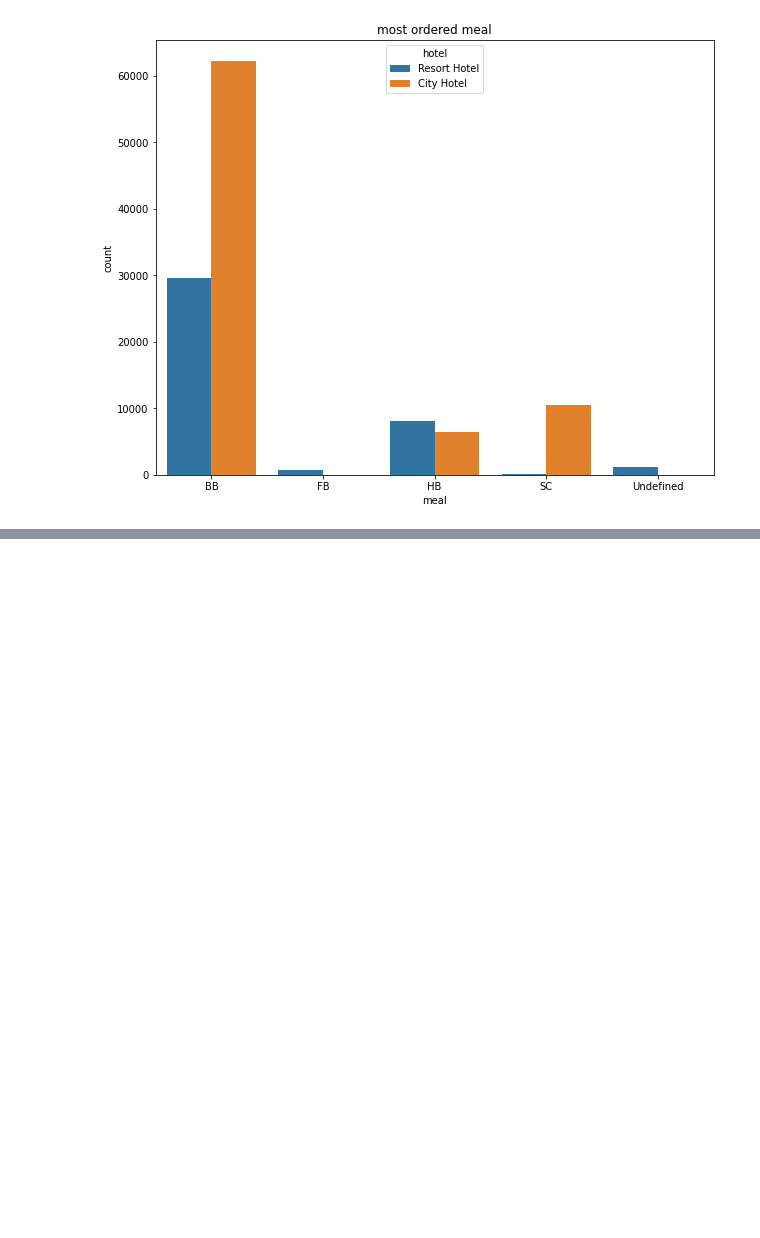
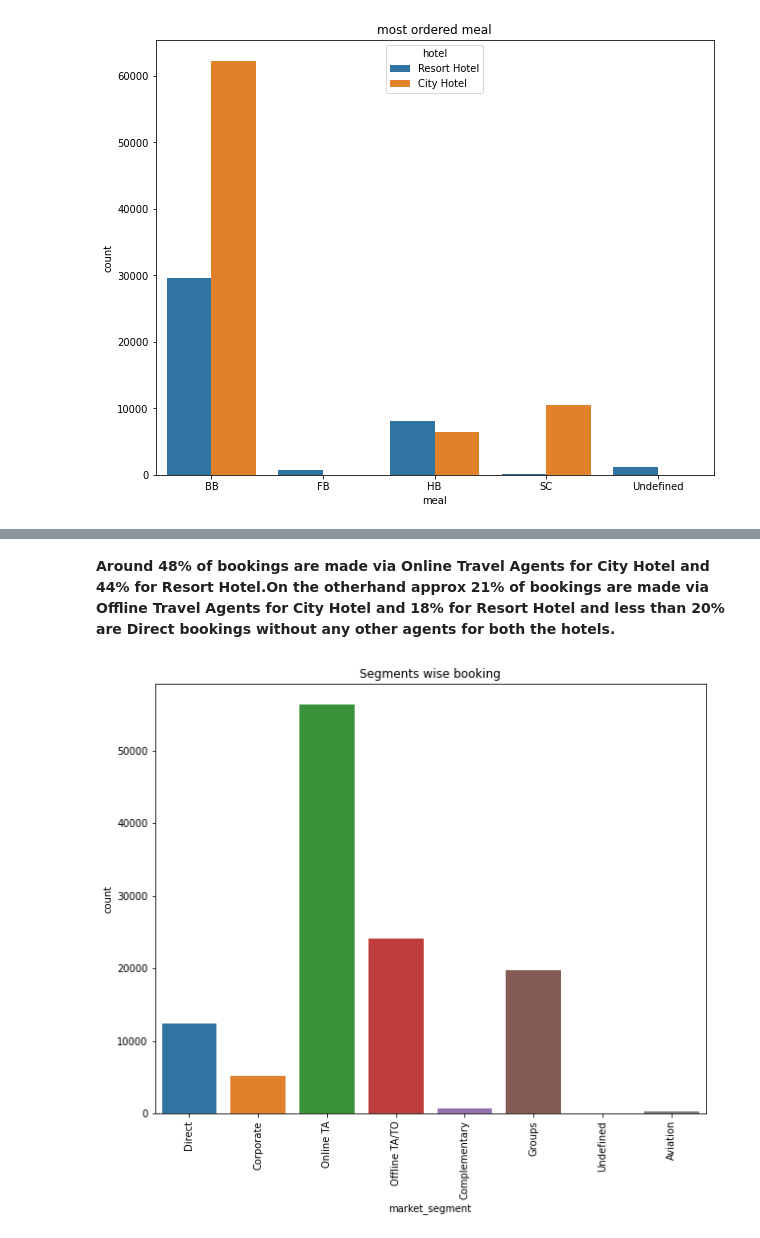
Before and after one commit to Achin120/Hotel-Booking-Analysis-, a Jupyter notebook: Achin_Hotel_Booking_Analysis_Capstone_Project.ipynb, the cells around one changed output, grey strips where cells are left out. Cells and saved outputs as stored; diff of their text form; code cells hidden in the pictures; blank space fills up the shorter version.

```diff
--- a/Achin_Hotel_Booking_Analysis_Capstone_Project.ipynb
+++ b/Achin_Hotel_Booking_Analysis_Capstone_Project.ipynb
@@ -380,0 +560,9 @@ Text(0.5, 1.0, 'most ordered meal')
+# %% [markdown]
+**Around 48% of bookings are made via Online Travel Agents for City Hotel and 44% for Resort Hotel.On the otherhand approx 21% of bookings are made via Offline Travel Agents for City Hotel and 18% for Resort Hotel and less than 20% are Direct bookings without any other agents for both the hotels.**
+# %%
+plt.title("Segments wise booking")
+ax = sns.countplot(x = "market_segment", data = hotel_booking_new)
+plt.xticks(rotation = 90)
+plt.show()
+# %% [output]
+[figure, added]
```
Also changed, not shown: parts of 30 cells of this notebook.
